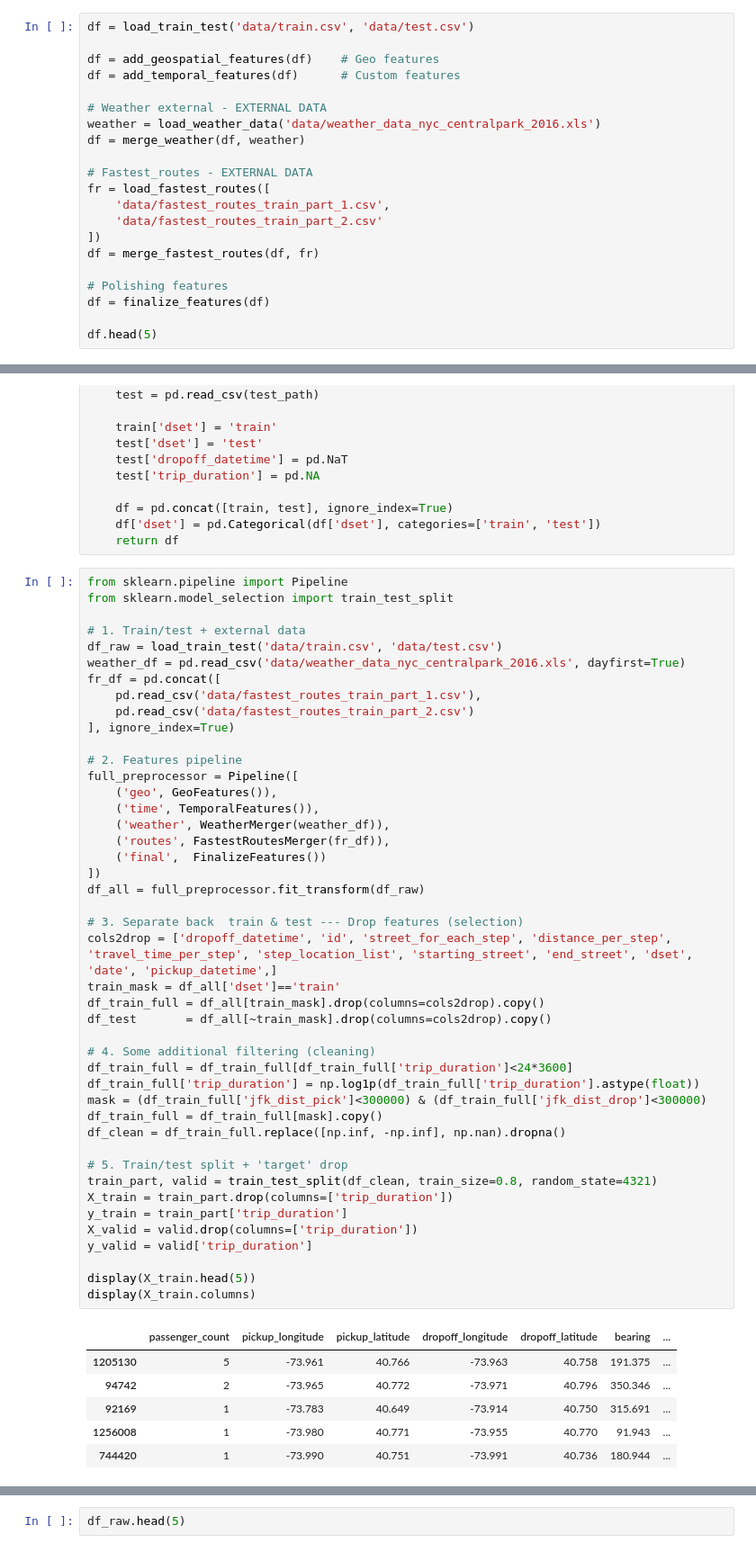
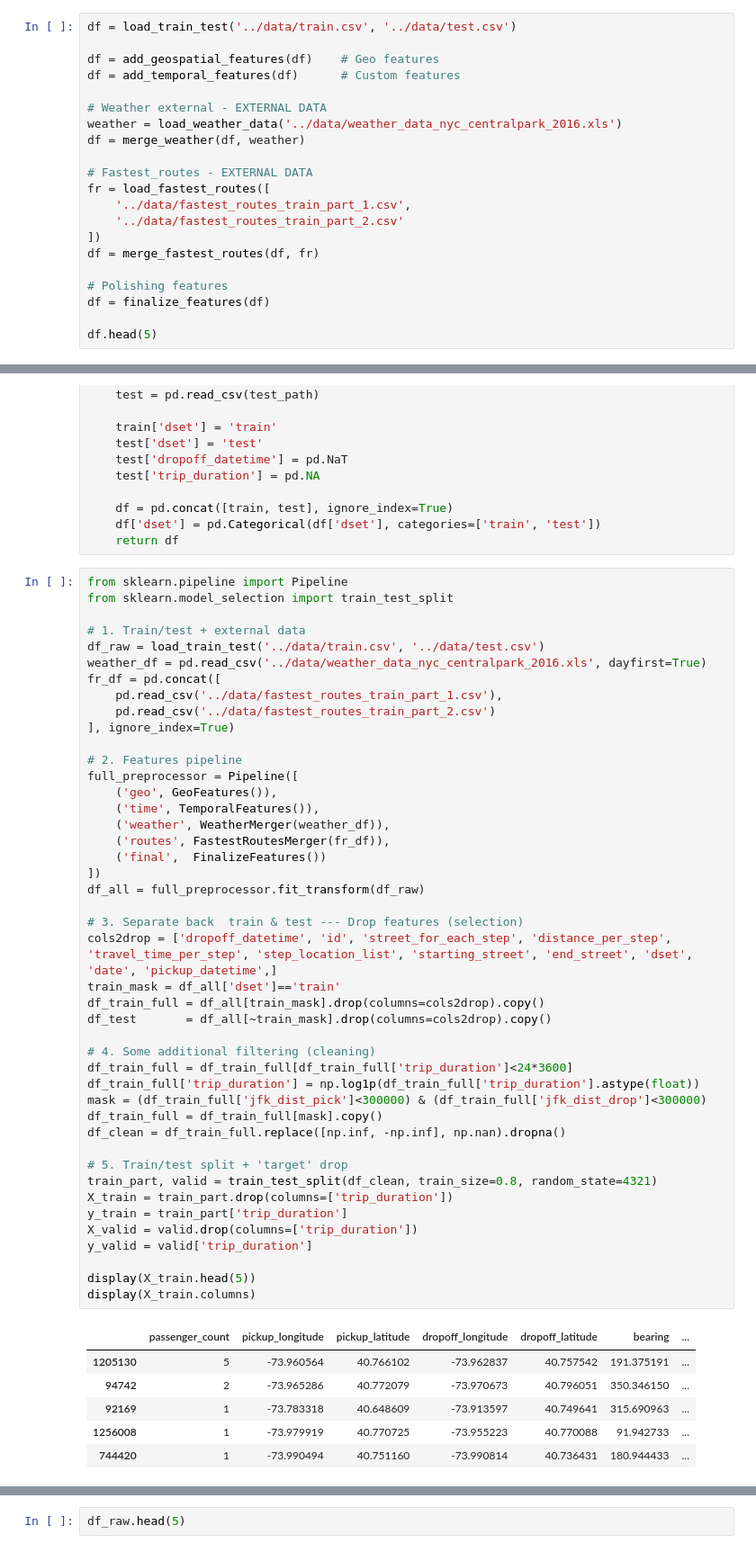
Before and after one commit to asa-eve/New-York-City-Taxi-Trip-Duration, a Jupyter notebook: notebooks/model_training.ipynb, the cells around one changed output, grey strips where cells are left out. Shown at 90% size. Drawn from its saved outputs; the diff is of its cells as text.

```diff
--- a/notebooks/model_training.ipynb
+++ b/notebooks/model_training.ipynb
@@ -188,19 +188,19 @@ def finalize_features(df):
 
     return df
 # %%
-df = load_train_test('data/train.csv', 'data/test.csv')
+df = load_train_test('../data/train.csv', '../data/test.csv')
 
 df = add_geospatial_features(df)    # Geo features
 df = add_temporal_features(df)      # Custom features
 
 # Weather external - EXTERNAL DATA
-weather = load_weather_data('data/weather_data_nyc_centralpark_2016.xls')
+weather = load_weather_data('../data/weather_data_nyc_centralpark_2016.xls')
 df = merge_weather(df, weather)
 
 # Fastest_routes - EXTERNAL DATA
 fr = load_fastest_routes([
-    'data/fastest_routes_train_part_1.csv',
-    'data/fastest_routes_train_part_2.csv'
+    '../data/fastest_routes_train_part_1.csv',
+    '../data/fastest_routes_train_part_2.csv'
 ])
 df = merge_fastest_routes(df, fr)
 
@@ -961,11 +961,11 @@ from sklearn.pipeline import Pipeline
 from sklearn.model_selection import train_test_split
 
 # 1. Train/test + external data
-df_raw = load_train_test('data/train.csv', 'data/test.csv')
-weather_df = pd.read_csv('data/weather_data_nyc_centralpark_2016.xls', dayfirst=True)
+df_raw = load_train_test('../data/train.csv', '../data/test.csv')
+weather_df = pd.read_csv('../data/weather_data_nyc_centralpark_2016.xls', dayfirst=True)
 fr_df = pd.concat([
-    pd.read_csv('data/fastest_routes_train_part_1.csv'),
-    pd.read_csv('data/fastest_routes_train_part_2.csv')
+    pd.read_csv('../data/fastest_routes_train_part_1.csv'),
+    pd.read_csv('../data/fastest_routes_train_part_2.csv')
 ], ignore_index=True)
 
 # 2. Features pipeline
@@ -975,35 +975,35 @@ full_preprocessor = Pipeline([
     ('weather', WeatherMerger(weather_df)),
     ('routes', FastestRoutesMerger(fr_df)),
     ('final',  FinalizeFeatures())
 ])
 df_all = full_preprocessor.fit_transform(df_raw)
 
 # 3. Separate back  train & test --- Drop features (selection)
 cols2drop = ['dropoff_datetime', 'id', 'street_for_each_step', 'distance_per_step', 'travel_time_per_step', 'step_location_list', 'starting_street', 'end_street', 'dset', 'date', 'pickup_datetime',]
 train_mask = df_all['dset']=='train'
 df_train_full = df_all[train_mask].drop(columns=cols2drop).copy()
 df_test       = df_all[~train_mask].drop(columns=cols2drop).copy()
 
 # 4. Some additional filtering (cleaning)
 df_train_full = df_train_full[df_train_full['trip_duration']<24*3600]
 df_train_full['trip_duration'] = np.log1p(df_train_full['trip_duration'].astype(float))
 mask = (df_train_full['jfk_dist_pick']<300000) & (df_train_full['jfk_dist_drop']<300000)
 df_train_full = df_train_full[mask].copy()
 df_clean = df_train_full.replace([np.inf, -np.inf], np.nan).dropna()
 
 # 5. Train/test split + 'target' drop
 train_part, valid = train_test_split(df_clean, train_size=0.8, random_state=4321)
 X_train = train_part.drop(columns=['trip_duration'])
 y_train = train_part['trip_duration']
 X_valid = valid.drop(columns=['trip_duration'])
 y_valid = valid['trip_duration']
 
 display(X_train.head(5))
 display(X_train.columns)
 # %% [output]
 |  | passenger_count | pickup_longitude | pickup_latitude | dropoff_longitude | dropoff_latitude | bearing | ... |
-| 1205130 | 5 | -73.961 | 40.766 | -73.963 | 40.758 | 191.375 | ... |
-| 94742 | 2 | -73.965 | 40.772 | -73.971 | 40.796 | 350.346 | ... |
-| 92169 | 1 | -73.783 | 40.649 | -73.914 | 40.750 | 315.691 | ... |
-| 1256008 | 1 | -73.980 | 40.771 | -73.955 | 40.770 | 91.943 | ... |
-| 744420 | 1 | -73.990 | 40.751 | -73.991 | 40.736 | 180.944 | ... |
+| 1205130 | 5 | -73.960564 | 40.766102 | -73.962837 | 40.757542 | 191.375191 | ... |
+| 94742 | 2 | -73.965286 | 40.772079 | -73.970673 | 40.796051 | 350.346150 | ... |
+| 92169 | 1 | -73.783318 | 40.648609 | -73.913597 | 40.749641 | 315.690963 | ... |
+| 1256008 | 1 | -73.979919 | 40.770725 | -73.955223 | 40.770088 | 91.942733 | ... |
+| 744420 | 1 | -73.990494 | 40.751160 | -73.990814 | 40.736431 | 180.944433 | ... |
```
Also changed, not shown: parts of 7 cells of this notebook, 4 other files.
